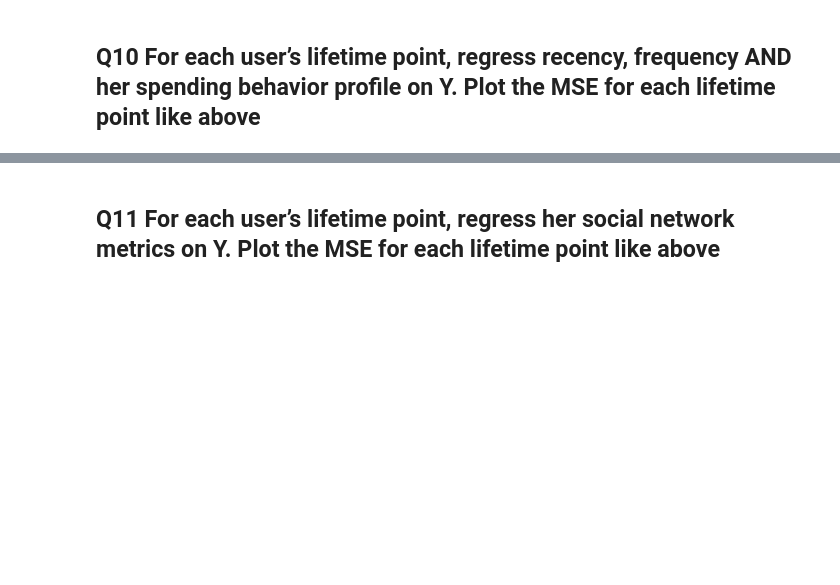
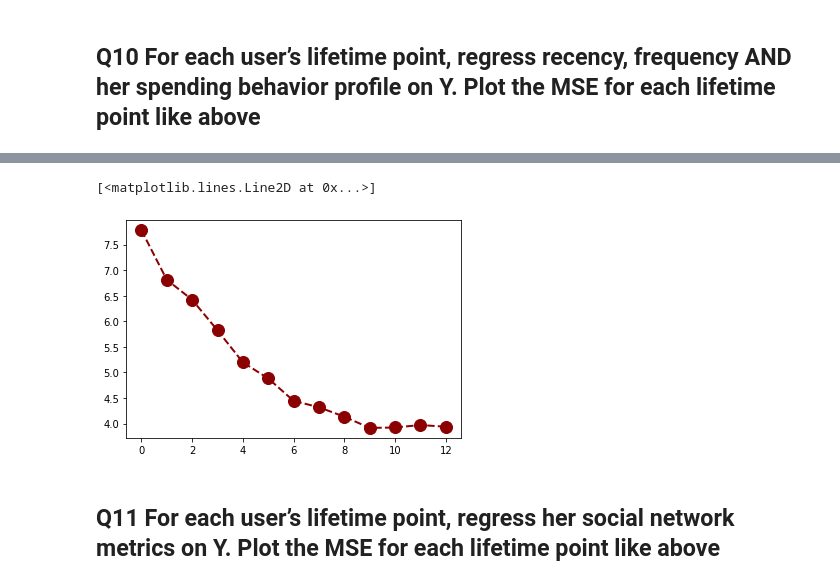
Before and after one commit to Freiheit77/VenmoTransactions, a Jupyter notebook: Venmo.ipynb, the cells around one changed output, grey strips where cells are left out. Cells and saved outputs as stored; diff of their text form; code cells hidden in the pictures; blank space fills up the shorter version.

```diff
--- a/Venmo.ipynb
+++ b/Venmo.ipynb
@@ -927,8 +1103,8 @@ df_dynamic_input_time0.columns
 # %%
 def dynamicMSE(inputdata):
-    Assembler = VectorAssembler(inputCols = ['lifetime_indicator', 'people', 'food',
-                            'activity', 'event', 'travel', 'trasportation', 'cash',
-                            'utility', 'illegal_sarcasm', 'no_class', 'frequency', 'recency'],
+    Assembler = VectorAssembler(inputCols = ['lifetime_indicator', 'frequency', 'recency',
+                            'people', 'food', 'activity', 'event', 'travel', 'cash',
+                            'utility', 'trasportation', 'illegal_sarcasm', 'no_class'],
                                 outputCol ='features')
     output = Assembler.transform(inputdata)
     finalData = output.select('features','y')
@@ -977,5 +1164,9 @@ dynamic_MSE
 # %%
+Lifetime = [0,1,2,3,4,5,6,7,8,9,10,11,12]
 plt.plot(Lifetime, dynamic_MSE, 'b--o', color='darkred', linewidth=2, markersize=12)
+# %% [output]
+[<matplotlib.lines.Line2D at 0x...>]
+[figure, added]
 # %% [markdown]
 ## Q11 For each user’s lifetime point, regress her social network metrics on Y. Plot the MSE for each lifetime point like above
 # %% [markdown]
```
Also changed, not shown: parts of 23 cells of this notebook.
